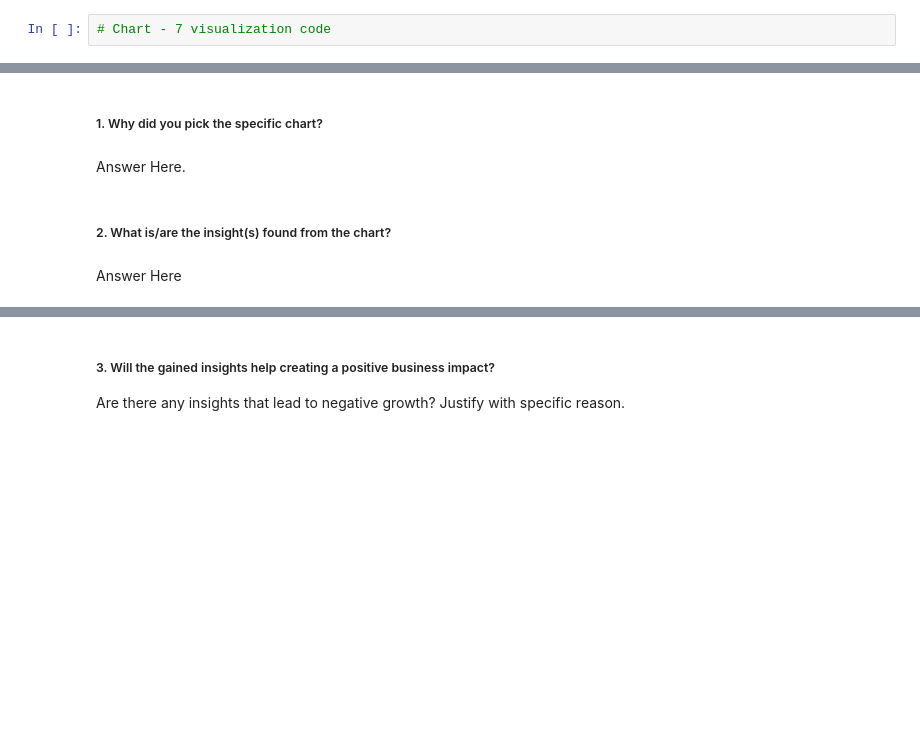
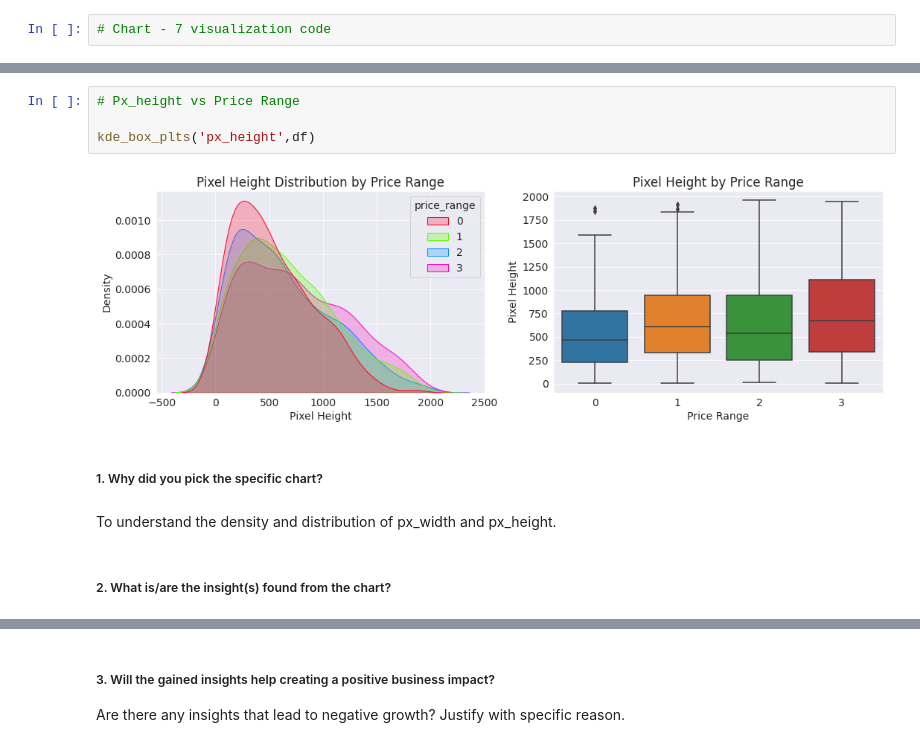
Before and after one commit to rajathAgalkote/MobilePriceRangePrediction_ML_classifier, a Jupyter notebook: Rajathadri_ML_Classifier_MobilePriceRangePrediction.ipynb, the cells around one changed output, grey strips where cells are left out. Cells and saved outputs as stored; diff of their text form; blank space fills up the shorter version.

```diff
--- a/Rajathadri_ML_Classifier_MobilePriceRangePrediction.ipynb
+++ b/Rajathadri_ML_Classifier_MobilePriceRangePrediction.ipynb
@@ -693,8 +725,12 @@ However, the slight collapse in the number of SIM cards at high prices may sugge
+# %%
+# Px_height vs Price Range
+
+kde_box_plts('px_height',df)
+# %% [output]
+[figure, added]
 # %% [markdown]
 ##### 1. Why did you pick the specific chart?
-# %% [markdown]
-Answer Here.
+# %% [markdown]
+To understand the density and distribution of px_width and px_height.
 # %% [markdown]
 ##### 2. What is/are the insight(s) found from the chart?
-# %% [markdown]
-Answer Here
```
Also changed, not shown: parts of 6 cells of this notebook.
